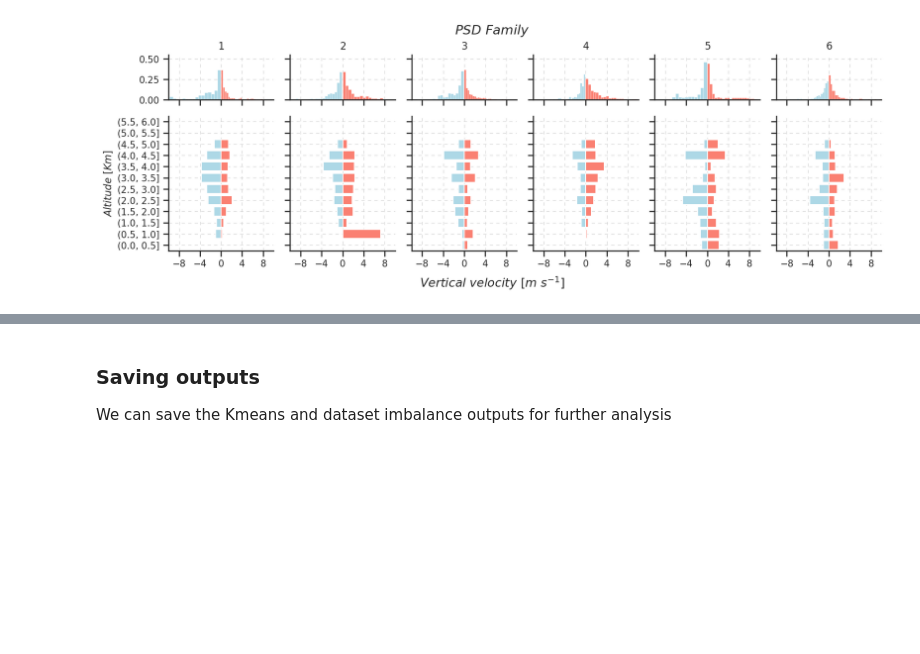
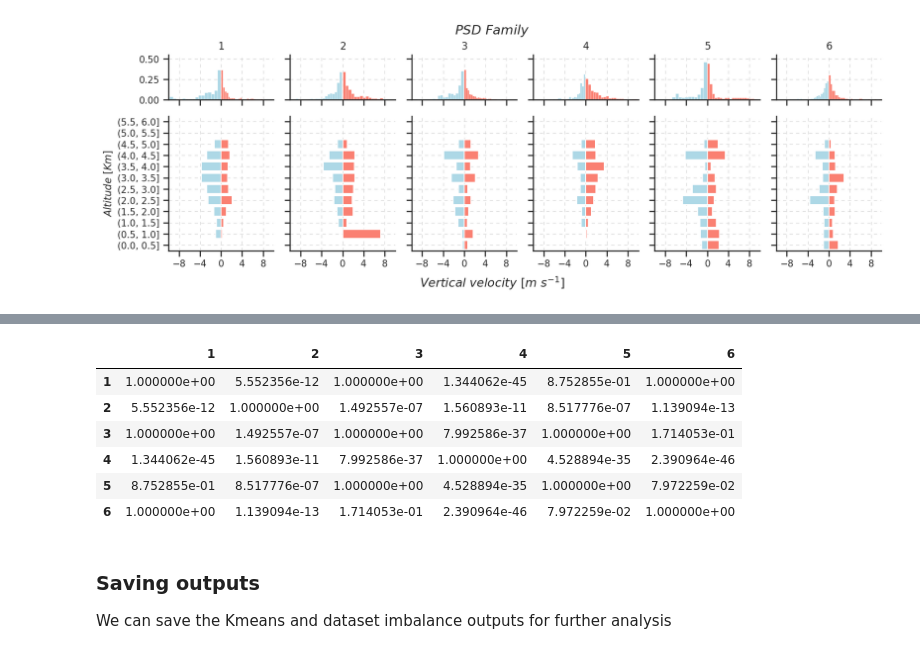
Before and after one commit to aladinor/Ladino_et_al_2025_DNN_PSD_retrieval, a Jupyter notebook: notebooks/2.K-means-psd.ipynb, the cells around one changed output, grey strips where cells are left out. Cells and saved outputs as stored; diff of their text form; code cells hidden in the pictures; blank space fills up the shorter version.

Commit message:
adding statistical test

```diff
--- a/notebooks/2.K-means-psd.ipynb
+++ b/notebooks/2.K-means-psd.ipynb
@@ -455,3 +474,24 @@ plt.savefig('../images/bar_vel_alt.svg',  bbox_inches='tight')
+# %%
+import scikit_posthocs as sp
+
+# Perform Dunn's post hoc test with Bonferroni correction
+posthoc_results = sp.posthoc_dunn(
+    df_plot,
+    val_col="vert_vel",  # Column containing vertical velocity
+    group_col="kmeans",  # Column containing PSD family labels
+    p_adjust="bonferroni"  # Bonferroni correction for multiple comparisons
+)
+
+# Print results
+posthoc_results
+# %% [output]
+|  | 1 | 2 | 3 | 4 | 5 | 6 |
+| 1 | 1.000000e+00 | 5.552356e-12 | 1.000000e+00 | 1.344062e-45 | 8.752855e-01 | 1.000000e+00 |
+| 2 | 5.552356e-12 | 1.000000e+00 | 1.492557e-07 | 1.560893e-11 | 8.517776e-07 | 1.139094e-13 |
+| 3 | 1.000000e+00 | 1.492557e-07 | 1.000000e+00 | 7.992586e-37 | 1.000000e+00 | 1.714053e-01 |
+| 4 | 1.344062e-45 | 1.560893e-11 | 7.992586e-37 | 1.000000e+00 | 4.528894e-35 | 2.390964e-46 |
+| 5 | 8.752855e-01 | 8.517776e-07 | 1.000000e+00 | 4.528894e-35 | 1.000000e+00 | 7.972259e-02 |
+| 6 | 1.000000e+00 | 1.139094e-13 | 1.714053e-01 | 2.390964e-46 | 7.972259e-02 | 1.000000e+00 |
 # %% [markdown]
 ### Saving outputs
 
```
Also changed, not shown: parts of 8 cells of this notebook.
